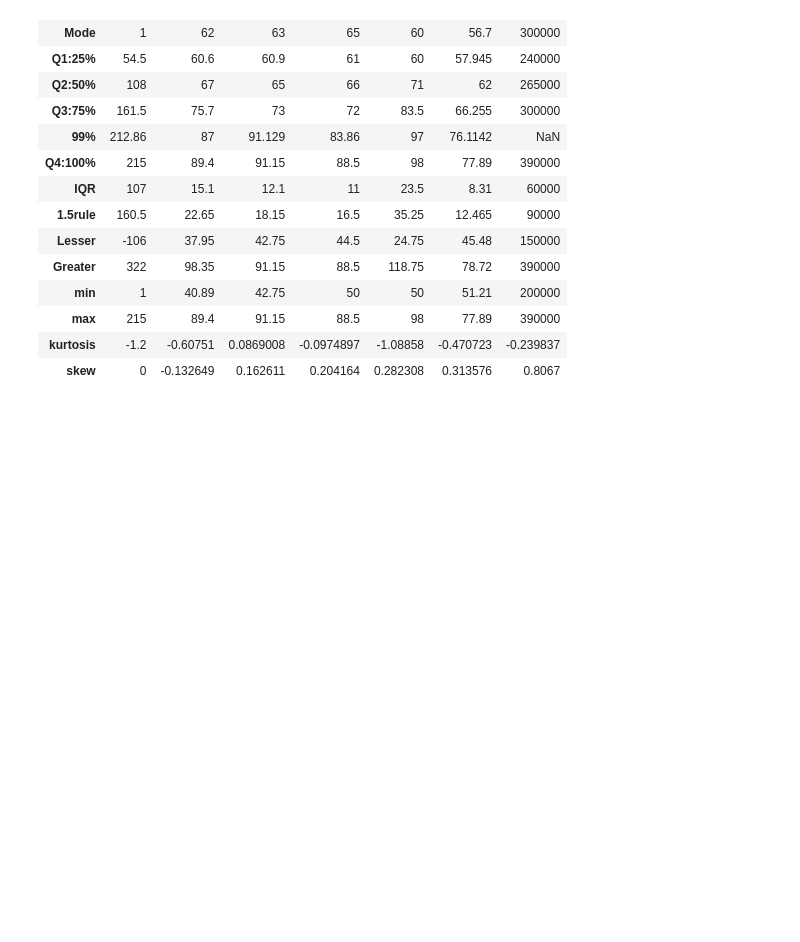
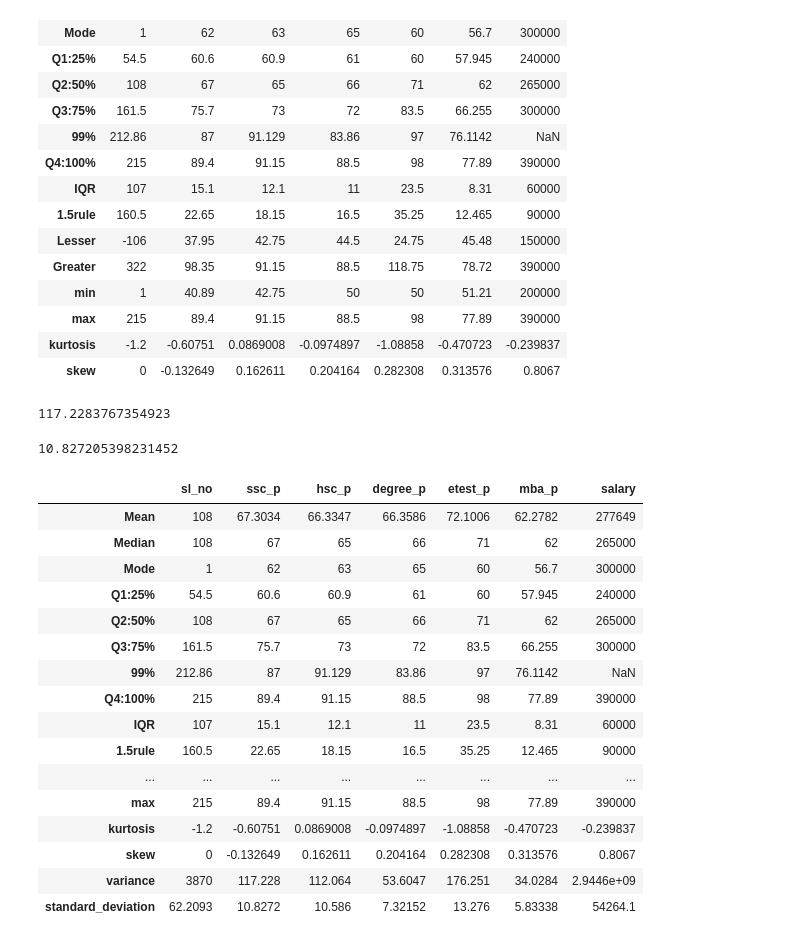
Before and after one commit to ArchanaAI/Data-Science-Univariate, a Jupyter notebook: 2.Central Tendency.ipynb, the cells around one changed output. Drawn from its saved outputs; the diff is of its cells as text; code cells hidden in the pictures; blank space fills up the shorter version.

```diff
--- a/2.Central Tendency.ipynb
+++ b/2.Central Tendency.ipynb
@@ -671,3 +679,55 @@ univariate(dataset,quan)
 | max | 215 | 89.4 | 91.15 | 88.5 | 98 | 77.89 | 390000 |
 | kurtosis | -1.2 | -0.60751 | 0.0869008 | -0.0974897 | -1.08858 | -0.470723 | -0.239837 |
 | skew | 0 | -0.132649 | 0.162611 | 0.204164 | 0.282308 | 0.313576 | 0.8067 |
+# %%
+dataset["ssc_p"].var()
+# %% [output]
+117.2283767354923
+# %%
+dataset["ssc_p"].std()
+# %% [output]
+10.827205398231452
+# %%
+def univariate(dataset,quan):
+    descriptive=pd.DataFrame(index=["Mean","Median","Mode","Q1:25%","Q2:50%","Q3:75%","99%","Q4:100%","IQR","1.5rule","Lesser","Greater",
+                                    "min","max","kurtosis","skew","variance","standard_deviation"],columns=quan)
+    for colunmName in quan:
+        descriptive[colunmName]["Mean"]=dataset[colunmName].mean()
+        descriptive[colunmName]["Median"]=dataset[colunmName].median()
+        descriptive[colunmName]["Mode"]=dataset[colunmName].mode()[0]
+        descriptive[colunmName]["Q1:25%"]=dataset.describe()[colunmName]["25%"]
+        descriptive[colunmName]["Q2:50%"]=dataset.describe()[colunmName]["50%"]
+        descriptive[colunmName]["Q3:75%"]=dataset.describe()[colunmName]["75%"]
+        descriptive[colunmName]["99%"]=np.percentile(dataset[colunmName],99)
+        descriptive[colunmName]["Q4:100%"]=dataset.describe()[colunmName]["max"]
+        descriptive[colunmName]["IQR"]=descriptive[colunmName]["Q3:75%"]-descriptive[colunmName]["Q1:25%"]
+        descriptive[colunmName]["1.5rule"]=1.5*descriptive[colunmName]["IQR"]
+        descriptive[colunmName]["Lesser"]=descriptive[colunmName]["Q1:25%"]-descriptive[colunmName]["1.5rule"]
+        descriptive[colunmName]["Greater"]=descriptive[colunmName]["Q3:75%"]+descriptive[colunmName]["1.5rule"]
+        descriptive[colunmName]["min"]=dataset[colunmName].min()
+        descriptive[colunmName]["max"]=dataset[colunmName].max()
+        descriptive[colunmName]["kurtosis"]=dataset[colunmName].kurtosis()
+        descriptive[colunmName]["skew"]=dataset[colunmName].skew()
+        descriptive[colunmName]["variance"]=dataset[colunmName].var()
+        descriptive[colunmName]["standard_deviation"]=dataset[colunmName].std()
+    return descriptive
+# %%
+univariate(dataset,quan)
+# %% [output]
+|  | sl_no | ssc_p | hsc_p | degree_p | etest_p | mba_p | salary |
+| Mean | 108 | 67.3034 | 66.3347 | 66.3586 | 72.1006 | 62.2782 | 277649 |
+| Median | 108 | 67 | 65 | 66 | 71 | 62 | 265000 |
+| Mode | 1 | 62 | 63 | 65 | 60 | 56.7 | 300000 |
+| Q1:25% | 54.5 | 60.6 | 60.9 | 61 | 60 | 57.945 | 240000 |
+| Q2:50% | 108 | 67 | 65 | 66 | 71 | 62 | 265000 |
+| Q3:75% | 161.5 | 75.7 | 73 | 72 | 83.5 | 66.255 | 300000 |
+| 99% | 212.86 | 87 | 91.129 | 83.86 | 97 | 76.1142 | NaN |
+| Q4:100% | 215 | 89.4 | 91.15 | 88.5 | 98 | 77.89 | 390000 |
+| IQR | 107 | 15.1 | 12.1 | 11 | 23.5 | 8.31 | 60000 |
+| 1.5rule | 160.5 | 22.65 | 18.15 | 16.5 | 35.25 | 12.465 | 90000 |
+| ... | ... | ... | ... | ... | ... | ... | ... |
+| max | 215 | 89.4 | 91.15 | 88.5 | 98 | 77.89 | 390000 |
+| kurtosis | -1.2 | -0.60751 | 0.0869008 | -0.0974897 | -1.08858 | -0.470723 | -0.239837 |
+| skew | 0 | -0.132649 | 0.162611 | 0.204164 | 0.282308 | 0.313576 | 0.8067 |
+| variance | 3870 | 117.228 | 112.064 | 53.6047 | 176.251 | 34.0284 | 2.9446e+09 |
+| standard_deviation | 62.2093 | 10.8272 | 10.586 | 7.32152 | 13.276 | 5.83338 | 54264.1 |
```
Also changed, not shown: parts of 1 cell of this notebook, 4 other files.
